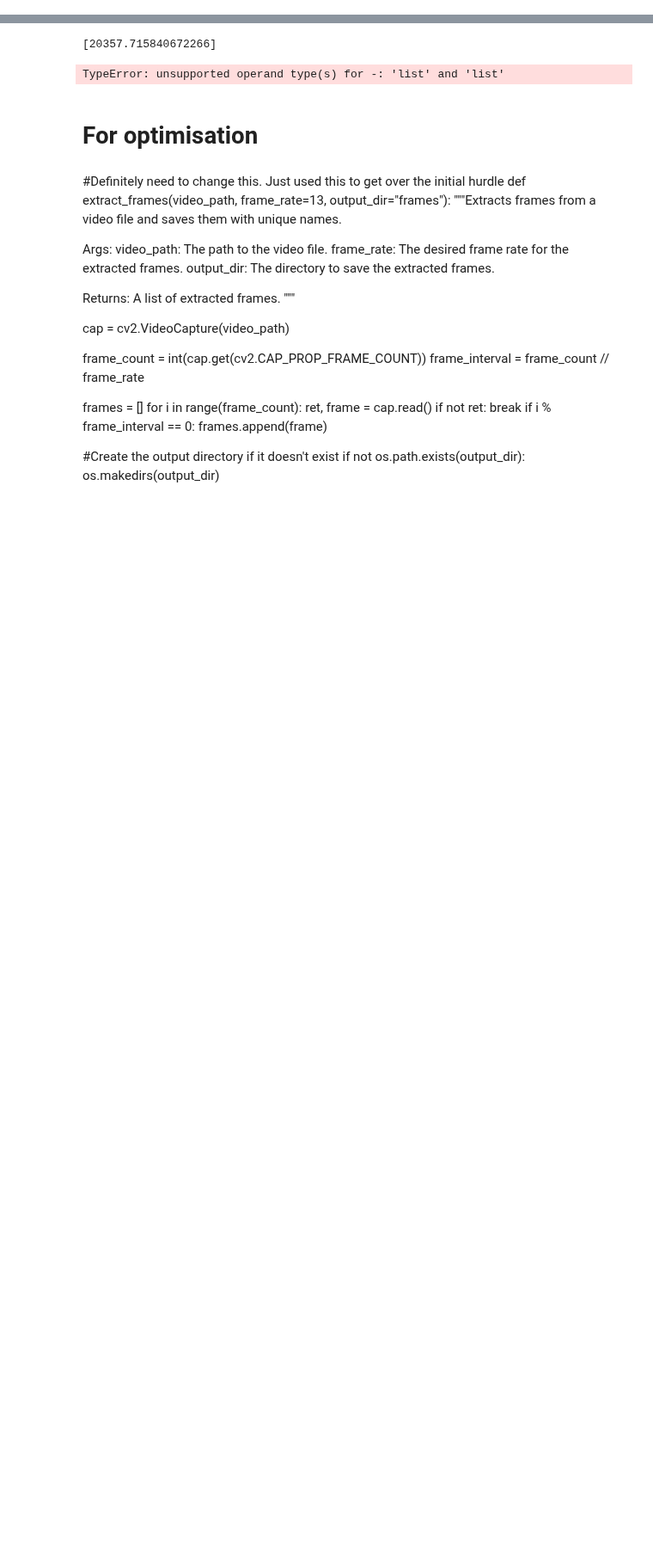
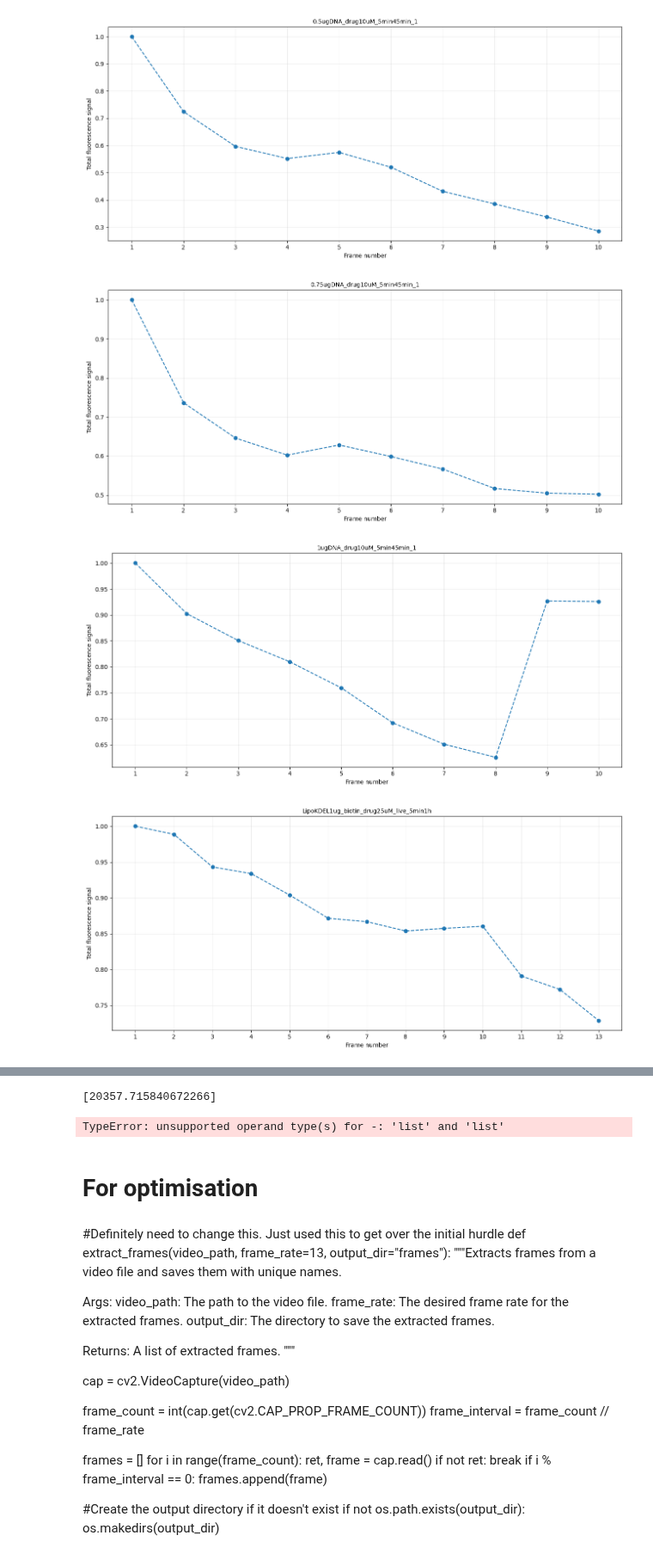
Before and after one commit to SPS-SP2273/learning-portfolio-2024-aug-immunoglobulinaustin, a Jupyter notebook: final_group_project/final_group_project.ipynb, the cells around one changed output, grey strips where cells are left out. Shown at 86% size. Drawn from its saved outputs; the diff is of its cells as text; code cells hidden in the pictures; blank space fills up the shorter version.

```diff
--- a/final_group_project/final_group_project.ipynb
+++ b/final_group_project/final_group_project.ipynb
@@ -58,7 +58,7 @@ video_folders = [file for file in temp if not file.endswith(".avi")] #using list
 
 all_video_values = [] #empty list to add the arrays generated for all 7 videos into 1 list, for downstream works.
 
-def singular_video(folder_path): #creating a function called singular_video, to loop through the 7 different folders.
+def extract_fluorescenceData(folder_path): #creating a function called singular_video, to loop through the 7 different folders.
     total_fluorescence = [] #empty list to add the max fluoresence later and plot
     subdir_path = os.path.join(cwd, 'Videos', folder_path) #create path to directory in the iteration
 
@@ -69,34 +69,39 @@ def singular_video(folder_path): #creating a function called singular_video, to
                 a=plt.imread(img_path) #need save plt.imread to a variable, if not cannot plot downstream
                 img_gray = rgb2gray(a) #converting the img into grayscale
                 total_fluorescence.append(img_gray.sum()) #sum up signal inside individual frames and append into total_fluorascence
-        all_video_values.append(total_fluorescence) #append numpy total_fluorescence of this video from each iteration into video_values. Indentation has to be outside the nested if, if not it will reiterate each video 7 times and append it to the list each time.
 
     else:
         print(f'Subdirectory {video_folders} not found')
     return total_fluorescence #return here so can use in "histogrammer" function. this variable will be 'video1' in histogrammer function
 
 
 def histogrammer(video1, i): #video1 is an array of the max fluorescence values, i simply stands for index
     video1_normalise = video1/max(video1) #normalising to highest sum fluorescent signal in the frames.
     name = os.path.split(video_folders[i]) #split it by \\ into index, where [0] = your directory and [i] in this case is folder names
     x = range(1, len(video1)+1) #plotting frame 1 to n+1
 
     #plotting segment
     plt.figure(figsize = (13, 6)) #setting the figure size, has to be before plt.plot
     plt.plot(x, video1_normalise, linestyle = 'dashed', marker = 'o') #marker is the data point, marked as circle.
 
     #Labels & aesthetics
     plt.xticks(x) #this makes it show every tick in X axis
     plt.xlabel('Frame number', fontsize = 10)
     plt.ylabel('Total fluorescence signal', fontsize = 10)
     plt.grid(alpha = .25)
     plt.title(name[1], fontsize = 10) #name[1] as my first index will be my path, second index is filename
     plt.tight_layout()
     # plt.savefig('test', dpi = 300) #look for how to loop this to save it
     plt.show()
 
 
 #calling of the functions to do all the dirty work
 for i, folder in enumerate(video_folders): #for index inside folder, count the number of folders inside the path video_folders
-    video1 = singular_video(folder) #isolate the single videos, split into frames, change to grayscale, give add sum(fluorescence) per frame and save as video1
+    video1 = extract_fluorescenceData(folder) #isolate the single videos, split into frames, change to grayscale, give add sum(fluorescence) per frame and save as video1
+    all_video_values.append(video1) #append numpy total_fluorescence of this video from each iteration into all_video_values. Placed here instead of extract_fluorescenceData function if not next time i call it, it will append junk
     histogrammer(video1, i) #store the list of fluorescence signals as video1 and plot histogram
+# %% [output]
+[figure, added]
+[figure, added]
+[figure, added]
+[figure, added]
```
Also changed, not shown: parts of 2 cells of this notebook.
